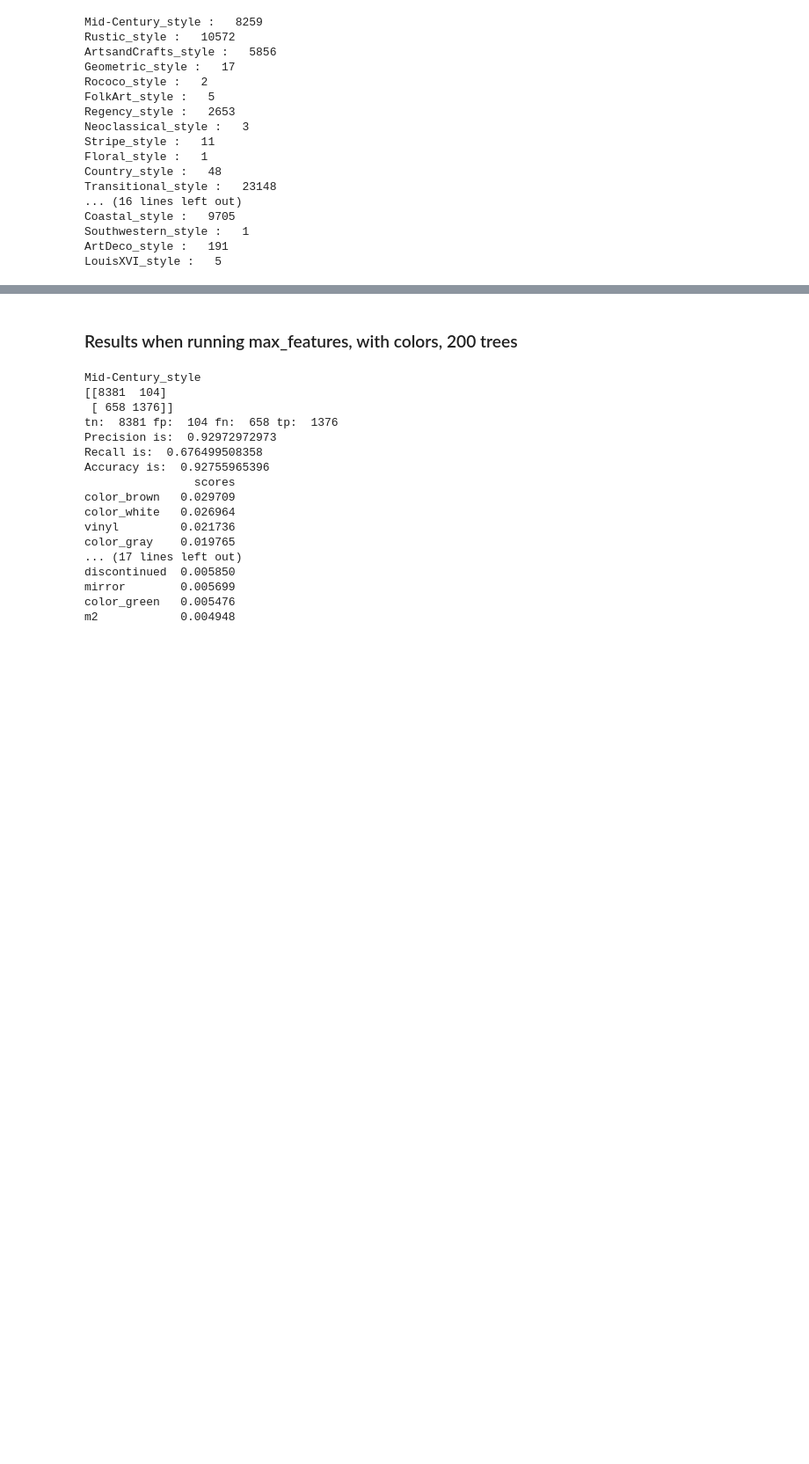
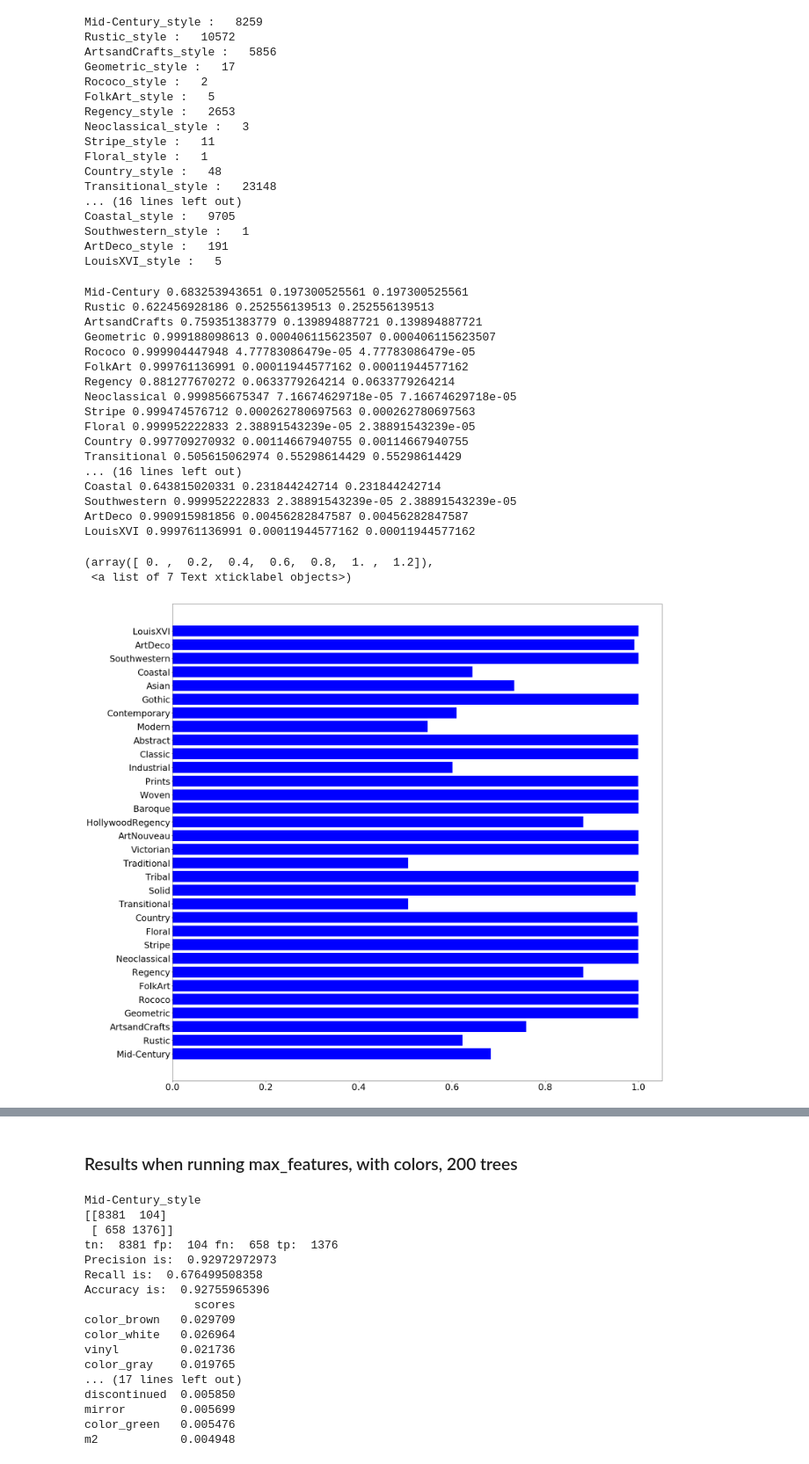
Before and after one commit to brentagoldberg/designerinc, a Jupyter notebook: model/Style Category Classifier.ipynb, the cells around one changed output, grey strips where cells are left out. Shown at 88% size. Drawn from its saved outputs; the diff is of its cells as text; code cells hidden in the pictures; blank space fills up the shorter version.

```diff
--- a/model/Style Category Classifier.ipynb
+++ b/model/Style Category Classifier.ipynb
@@ -381,10 +381,13 @@ style_cols = ['Mid-Century_style',
  'Southwestern_style',
  'ArtDeco_style',
  'LouisXVI_style']
-
+labels = []
+nums = []
 for style in style_cols:
     try:
         print style, ":  ", sum(df[style])
+        labels.append(style.replace("_style",""))
+        nums.append(sum(df[style]))
     except:
         print style, "  fail"
 # %% [output]
@@ -407,0 +413,46 @@ LouisXVI_style :   5
+# %%
+tot_nums = 41860.
+perc_nums = []
+for i in nums:
+    perc_nums.append(i/tot_nums)
+
+
+accuracies = []
+##P correct | guess
+for i in perc_nums:
+    accuracies.append(i*i + (1-i)*(1-i))
+recalls = []
+for i in perc_nums:
+    recalls.append((i)*(i) / ((i)*(i) + i*(1-i)))
+precision = []
+for i in perc_nums:
+    precision.append((i)*(i) / ((i)))
+for idx,i in enumerate(labels):
+    print i, accuracies[idx], recalls[idx], precision[idx]
+N = len(labels)
+x = range(1,N+1)
+fig,ax = plt.subplots(1,1,figsize=(30,30))
+fig = plt.barh(x,accuracies,color='b')
+plt.yticks(x,labels,size=30)
+plt.xticks(size=30)
+# %% [output]
+Mid-Century 0.683253943651 0.197300525561 0.197300525561
+Rustic 0.622456928186 0.252556139513 0.252556139513
+ArtsandCrafts 0.759351383779 0.139894887721 0.139894887721
+Geometric 0.999188098613 0.000406115623507 0.000406115623507
+Rococo 0.999904447948 4.77783086479e-05 4.77783086479e-05
+FolkArt 0.999761136991 0.00011944577162 0.00011944577162
+Regency 0.881277670272 0.0633779264214 0.0633779264214
+Neoclassical 0.999856675347 7.16674629718e-05 7.16674629718e-05
+Stripe 0.999474576712 0.000262780697563 0.000262780697563
+Floral 0.999952222833 2.38891543239e-05 2.38891543239e-05
+Country 0.997709270932 0.00114667940755 0.00114667940755
+Transitional 0.505615062974 0.55298614429 0.55298614429
+... (16 lines left out)
+Coastal 0.643815020331 0.231844242714 0.231844242714
+Southwestern 0.999952222833 2.38891543239e-05 2.38891543239e-05
+ArtDeco 0.990915981856 0.00456282847587 0.00456282847587
+LouisXVI 0.999761136991 0.00011944577162 0.00011944577162
+(array([ 0. ,  0.2,  0.4,  0.6,  0.8,  1. ,  1.2]),
+ <a list of 7 Text xticklabel objects>)
+[figure, added]
```
Also changed, not shown: parts of 6 cells of this notebook, 27 other files.
